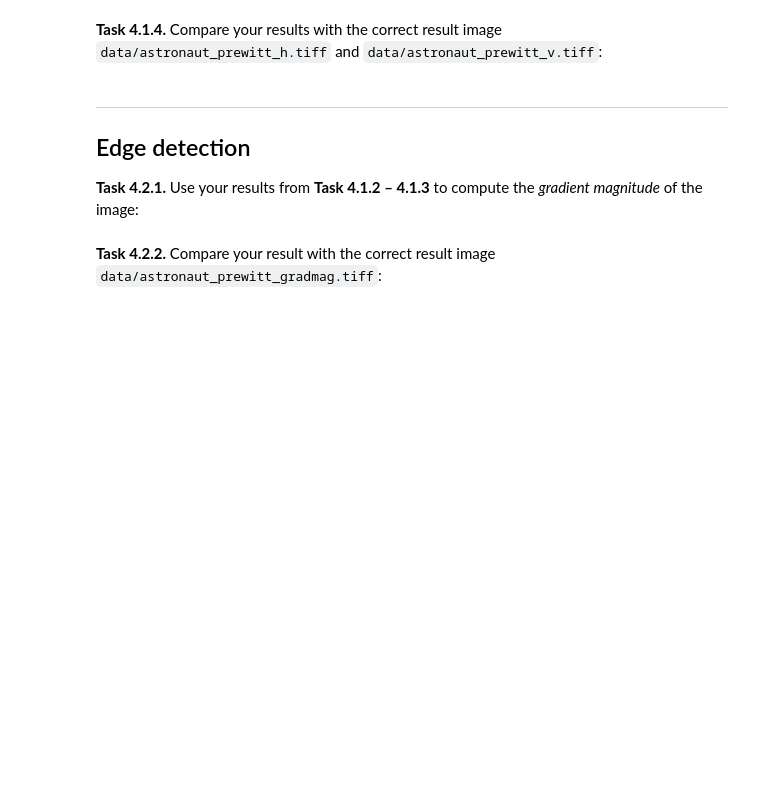
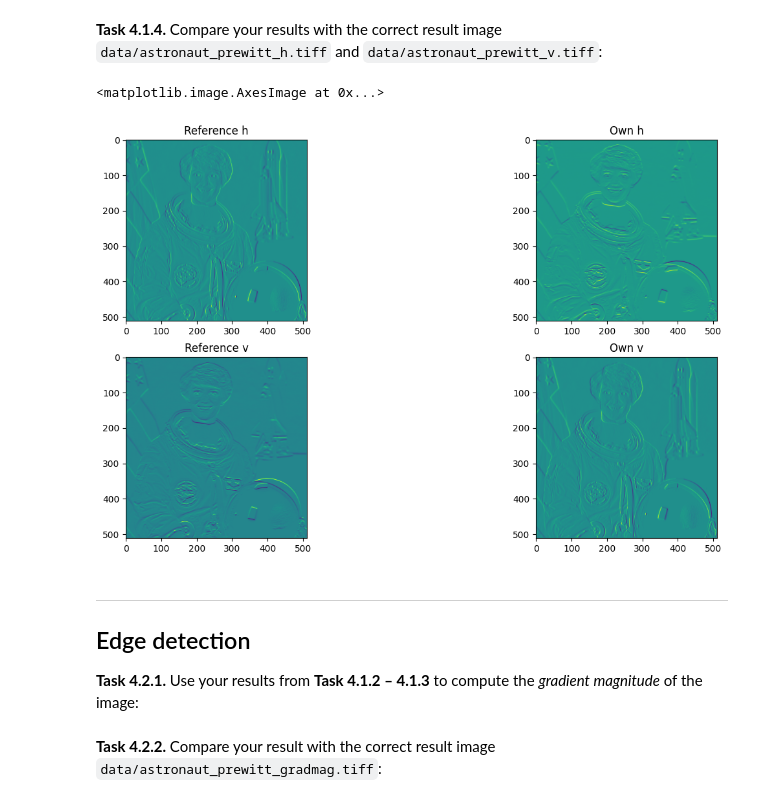
Before and after one commit to Laila-2345/mobi-fs3-python, a Jupyter notebook: task4.ipynb, the cells around one changed output. Drawn from its saved outputs; the diff is of its cells as text; code cells hidden in the pictures; blank space fills up the shorter version.

```diff
--- a/task4.ipynb
+++ b/task4.ipynb
@@ -28,2 +71,26 @@ def prewitt_v(img):
 # %% [markdown]
 **<a id="#">Task 4.1.4.</a>** Compare your results with the correct result image `data/astronaut_prewitt_h.tiff` and `data/astronaut_prewitt_v.tiff`:
+# %%
+ideal_prewitt_h = skimage.io.imread('data/astronaut_prewitt_h.tiff')
+ideal_prewitt_v = skimage.io.imread('data/astronaut_prewitt_v.tiff')
+
+plt.figure(figsize=(15,8))
+
+plt.subplot(2,2,1)
+plt.title("Reference h")
+plt.imshow(ideal_prewitt_h)
+
+plt.subplot(2,2,2)
+plt.title("Own h")
+plt.imshow(prewitth_img)
+
+plt.subplot(2,2,3)
+plt.title("Reference v")
+plt.imshow(ideal_prewitt_v)
+
+plt.subplot(2,2,4)
+plt.title("Own v")
+plt.imshow(prewittv_img)
+# %% [output]
+<matplotlib.image.AxesImage at 0x...>
+[figure, added]
```
Also changed, not shown: parts of 5 cells of this notebook, 1 other file.
